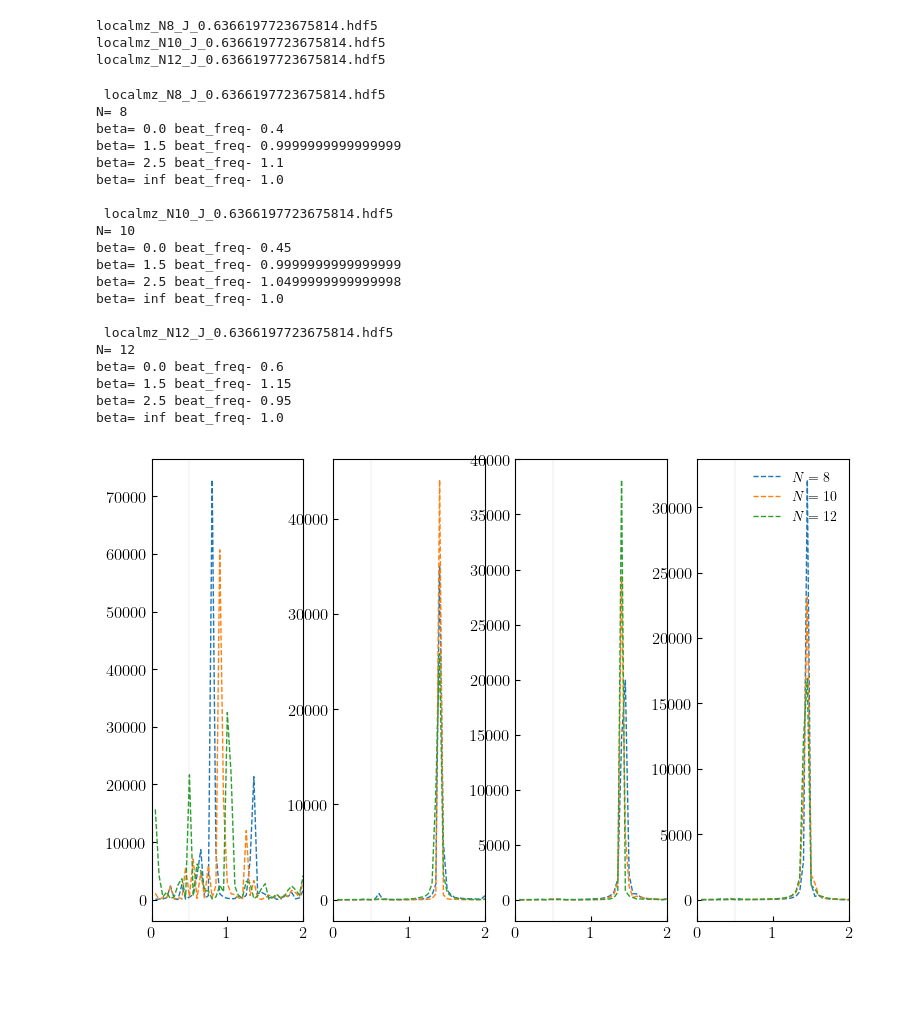
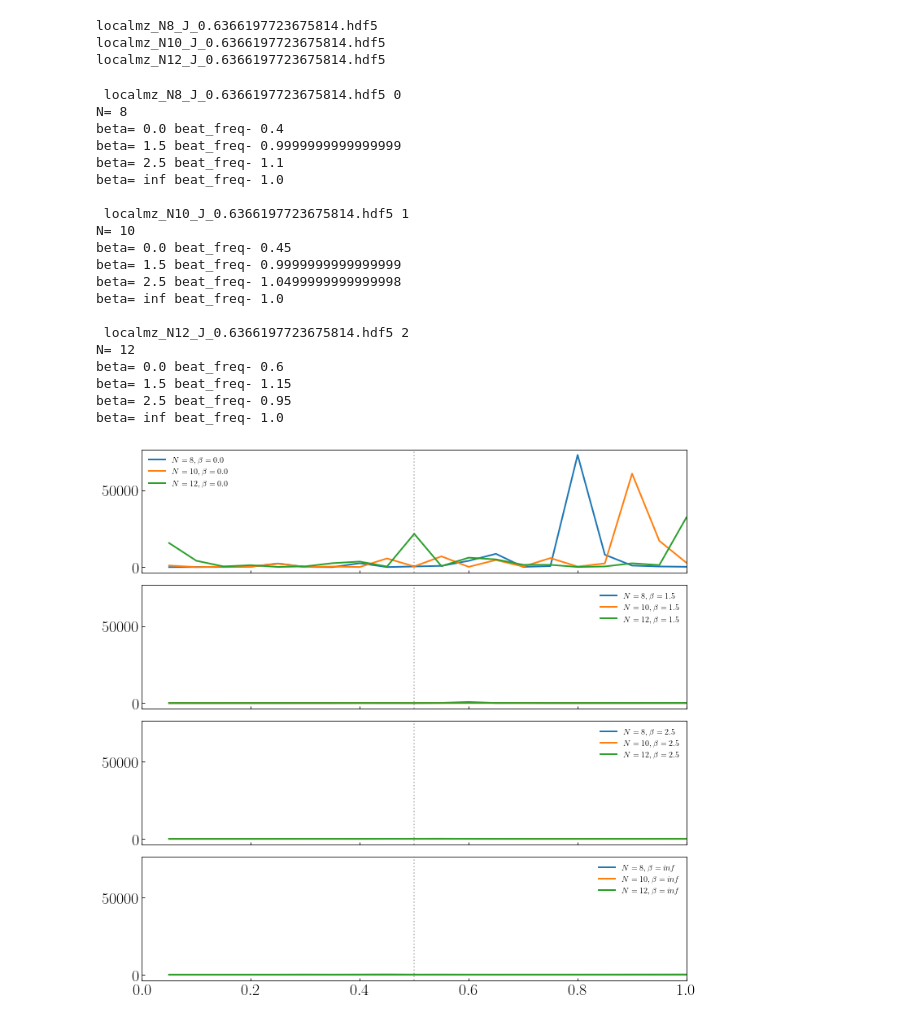
Before and after one commit to rahmahi/Chimera_Time_Crystal, a Jupyter notebook: codes/larger_steps_different_N/fft_long_multipleN.ipynb, the cells around one changed output. Drawn from its saved outputs; the diff is of its cells as text; code cells hidden in the pictures; blank space fills up the shorter version.

```diff
--- a/codes/larger_steps_different_N/fft_long_multipleN.ipynb
+++ b/codes/larger_steps_different_N/fft_long_multipleN.ipynb
@@ -16,21 +16,25 @@ from mpl_toolkits.axes_grid1.inset_locator import inset_axes
 from scipy.signal import find_peaks
 from lmfit.models import LinearModel
 
-plt.rcParams.update({"figure.figsize": (9., 6),"text.usetex": True,"font.family": "sans-serif",
-    "font.size": 12,"font.sans-serif": ["Helvetica"]})
+plt.rcParams.update({"figure.figsize": (12, 12),"text.usetex": True,"font.family": "sans-serif",
+    "font.size": 20,"font.sans-serif": ["Helvetica"]})
 
 steps = 20001
-freq_threshold = 0.01
+freq_threshold = 0.3
 
-fig, axs = plt.subplots(1, 4, sharey=False, sharex=False)
+fig, axs = plt.subplots(4, 1, sharey=True, sharex=True)
 plt.subplots_adjust(wspace=0.2, hspace=0.1)
+Ns = []
+
 
 with open("regional_mz_fft.txt", 'r') as fp:
     lines = fp.readlines()
     x = len(lines)
-    for i in range(0,x):
-        filename = lines[i][:-1]
-        print('\n',filename)
+    btfr = np.zeros((4,x))
+
+    for xx in range(0,x):
+        filename = lines[xx][:-1]
+        print('\n',filename, xx)
 
         with h5py.File(filename, "r") as f:
             datas = f['mz'][()]
@@ -60,14 +64,11 @@ with open("regional_mz_fft.txt", 'r') as fp:
             y = np.abs(fft_values[mask])**2
             x = frequencies[mask]
 
-            line, = axs[b].plot(x/w, y, linestyle='--',linewidth=1.0,label = fr'$N={N}$')
-
-            axs[b].axvline(x=0.5, color = 'black', alpha = 0.01)
-
+            line, = axs[b].plot(x/w, y,linewidth=2.0,label = fr'$N={N}, \beta = {beta}$')
+            axs[b].axvline(x=0.5, color = 'black', ls = 'dotted',alpha = 0.1)
 
             peak_idx, peak_props = find_peaks(y, prominence = 0.5, distance = None)
             peak_pos = x[peak_idx]/w
-
 
             peaks_before = peak_pos[peak_pos < 0.5]
             before_proms = peak_props['prominences'][peak_pos < 0.5]
@@ -78,36 +79,43 @@ with open("regional_mz_fft.txt", 'r') as fp:
             after_proms = peak_props['prominences'][peak_pos > 0.5]
             most_prominent_idx = np.argmax(after_proms)
             prominent_freq_after = peaks_after[most_prominent_idx]
             beat_freq = np.abs(prominent_freq_after-prominent_freq_before)
 
             print('beta=',beta,'beat_freq-',beat_freq)
-            axs[b].set_xlim(0,2)
+            btfr[b][xx] = beat_freq
+
+
+            axs[b].set_xlim(0,1)
+            #axs[b].set_ylim(bottom = 0.1)
             axs[b].tick_params(which='both', axis="x", direction="in")
             axs[b].tick_params(which='both', axis="y", direction="in")
 
+            axs[b].legend(fontsize = 10, frameon = False)
+            #axs[b].set_yscale('log')
+        Ns.append(N)
 
 #plt.yscale('log')
-plt.legend(fontsize = 10, frameon = False)
+#plt.legend(fontsize = 10, frameon = False)
 plt.show()
 # %% [output]
- localmz_N8_J_0.6366197723675814.hdf5
+ localmz_N8_J_0.6366197723675814.hdf5 0
 N= 8
 beta= 0.0 beat_freq- 0.4
 beta= 1.5 beat_freq- 0.9999999999999999
 beta= 2.5 beat_freq- 1.1
 beta= inf beat_freq- 1.0
 
- localmz_N10_J_0.6366197723675814.hdf5
+ localmz_N10_J_0.6366197723675814.hdf5 1
 N= 10
 beta= 0.0 beat_freq- 0.45
 beta= 1.5 beat_freq- 0.9999999999999999
 beta= 2.5 beat_freq- 1.0499999999999998
 beta= inf beat_freq- 1.0
 
- localmz_N12_J_0.6366197723675814.hdf5
+ localmz_N12_J_0.6366197723675814.hdf5 2
 N= 12
 beta= 0.0 beat_freq- 0.6
 beta= 1.5 beat_freq- 1.15
 beta= 2.5 beat_freq- 0.95
 beta= inf beat_freq- 1.0
-[figure, old version]
+[figure, new version]
```
Also changed, not shown: parts of 1 cell of this notebook.
